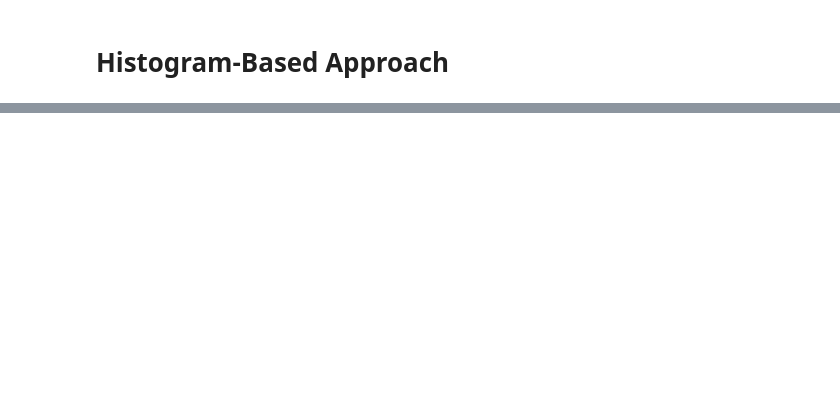
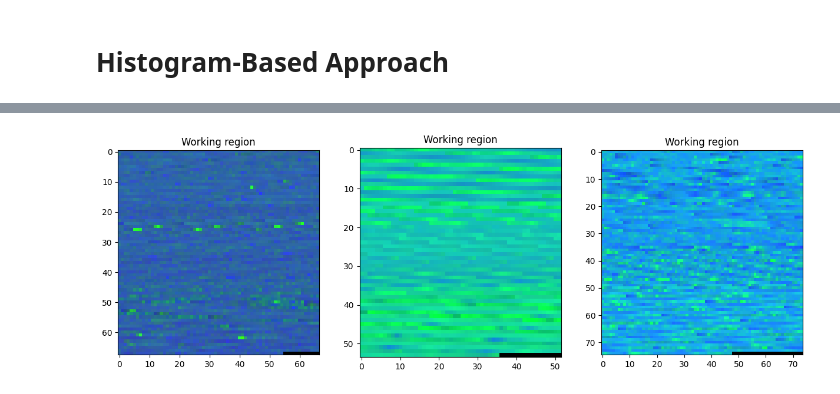
Before and after one commit to angelonazzaro/artworks-reconstruction, a Jupyter notebook: histogram-based-similarity.ipynb, the cells around one changed output, grey strips where cells are left out. Cells and saved outputs as stored; diff of their text form; code cells hidden in the pictures; blank space fills up the shorter version.

Commit message:
add gradient Jacobian + add filter working region

```diff
--- a/histogram-based-similarity.ipynb
+++ b/histogram-based-similarity.ipynb
@@ -49,12 +51,28 @@ def get_only_valid_pixels(input_image: np.ndarray) -> np.ndarray:
 
     # Split channel
     b, g, r, a = cv2.split(final_image)
-    rgb_image = cv2.merge((r, g, b))
-
-    # Show images
-    plt.imshow(rgb_image)
-    plt.axis('off')
-    plt.show()
+    rgb_image = cv2.merge((b, g, r))
 
     return rgb_image
+# %%
+working_region_image_green1 = get_only_valid_pixels(working_region_image_green1)
+working_region_image_green2 = get_only_valid_pixels(working_region_image_green2)
+working_region_image_yellow = get_only_valid_pixels(working_region_image_yellow)
+
+working_region_image_green1 = cv.cvtColor(working_region_image_green1, cv.COLOR_BGR2HSV)
+working_region_image_green2 = cv.cvtColor(working_region_image_green2, cv.COLOR_BGR2HSV)
+working_region_image_yellow = cv.cvtColor(working_region_image_yellow, cv.COLOR_BGR2HSV)
+
+
+fig, axes = plt.subplots(1, 3, figsize=(15, 5))
+images = [working_region_image_green1, working_region_image_green2,working_region_image_yellow]
+titles = ["Working region"]
+
+for i, ax in enumerate(axes):
+    ax.imshow(images[i])
+    ax.set_title(titles[0])
+
+plt.show()
+# %% [output]
+[figure, added]
 # %%
```
Also changed, not shown: parts of 12 cells of this notebook, 3 other files.
